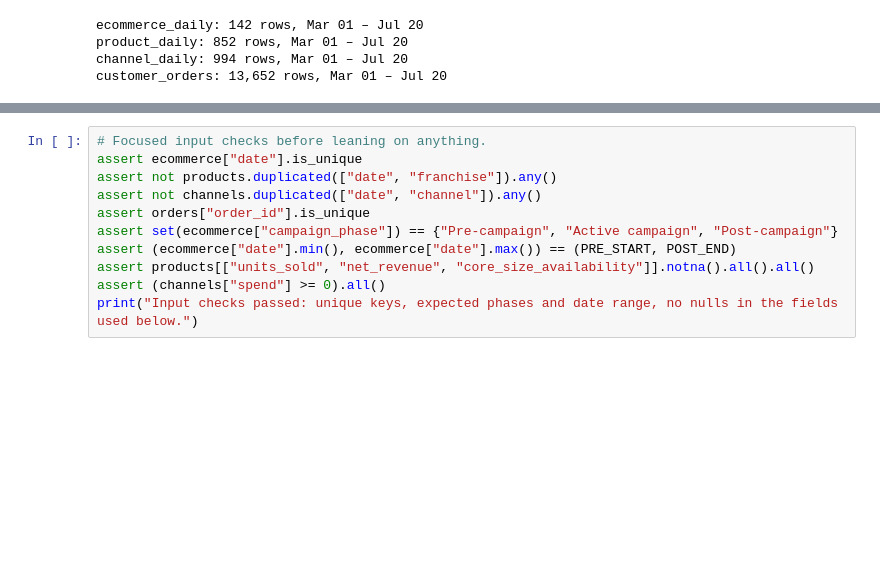
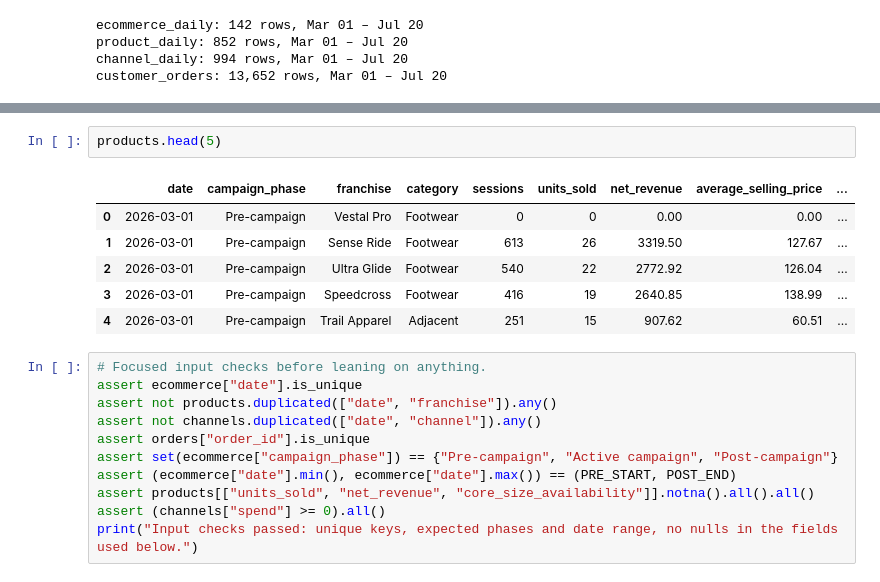
Before and after one commit to andersone17/salomon_case, a Jupyter notebook: notebooks/campaign_analysis.ipynb, the cells around one changed output, grey strips where cells are left out. Saved outputs shown, nothing was run; the diff lists cells and outputs as text; blank space fills up the shorter version.

```diff
--- a/notebooks/campaign_analysis.ipynb
+++ b/notebooks/campaign_analysis.ipynb
@@ -190,3 +213,12 @@ customer_orders: 13,652 rows, Mar 01 – Jul 20
+# %%
+products.head(5)
+# %% [output]
+|  | date | campaign_phase | franchise | category | sessions | units_sold | net_revenue | average_selling_price | ... |
+| 0 | 2026-03-01 | Pre-campaign | Vestal Pro | Footwear | 0 | 0 | 0.00 | 0.00 | ... |
+| 1 | 2026-03-01 | Pre-campaign | Sense Ride | Footwear | 613 | 26 | 3319.50 | 127.67 | ... |
+| 2 | 2026-03-01 | Pre-campaign | Ultra Glide | Footwear | 540 | 22 | 2772.92 | 126.04 | ... |
+| 3 | 2026-03-01 | Pre-campaign | Speedcross | Footwear | 416 | 19 | 2640.85 | 138.99 | ... |
+| 4 | 2026-03-01 | Pre-campaign | Trail Apparel | Adjacent | 251 | 15 | 907.62 | 60.51 | ... |
 # %%
 # Focused input checks before leaning on anything.
 assert ecommerce["date"].is_unique
```
Also changed, not shown: parts of 41 cells of this notebook, 40 other files.
